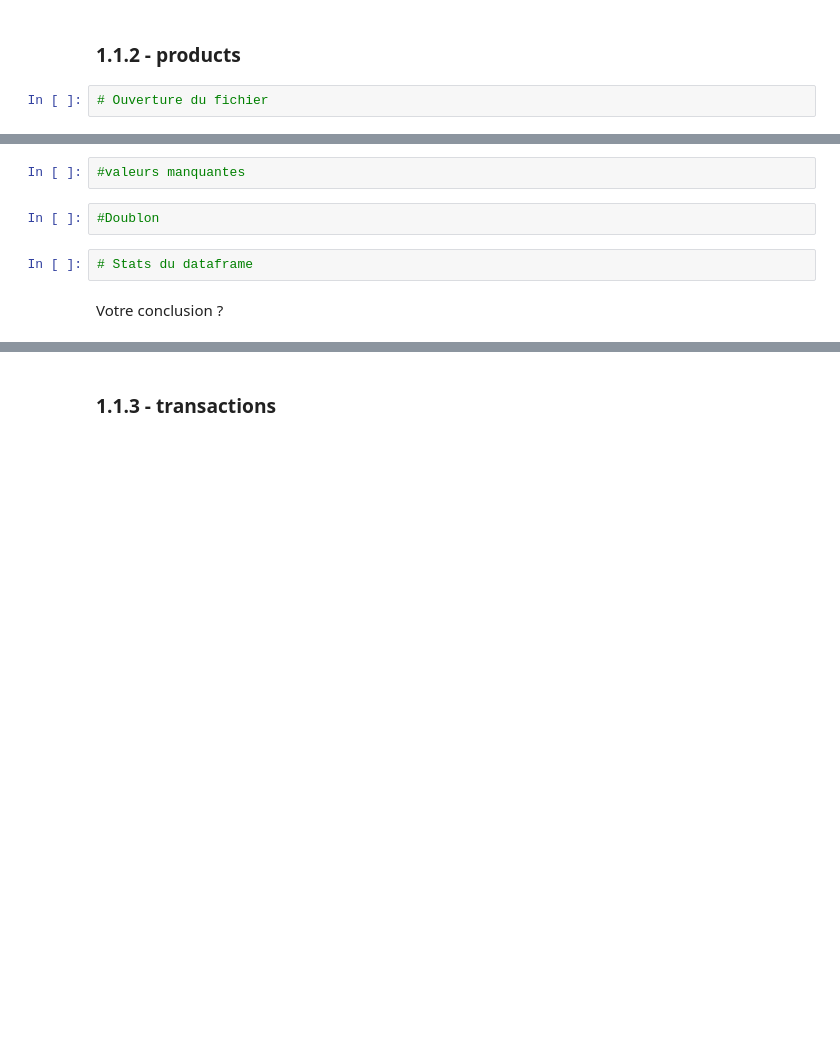
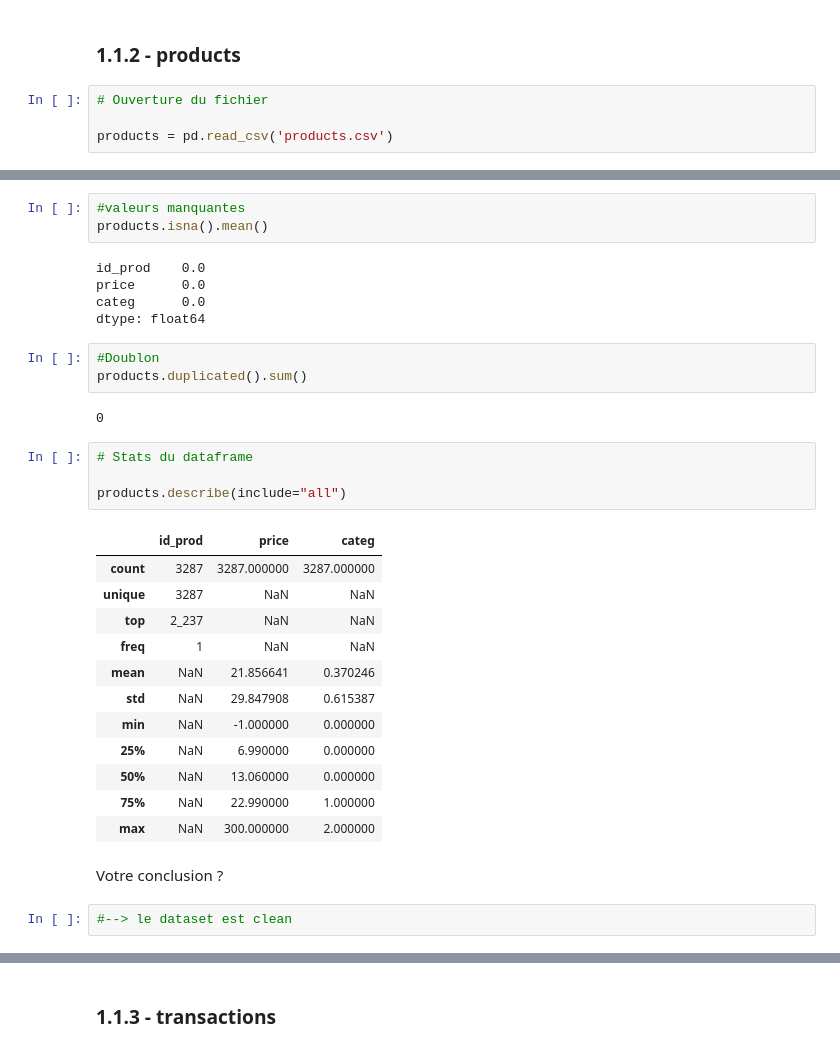
Before and after one commit to clodio/machine_learning_simplon, a Jupyter notebook: NantesMetropole/Demo analyse des ventes/Analyse des ventes en ligne.ipynb, the cells around one changed output, grey strips where cells are left out. Saved outputs shown, nothing was run; the diff lists cells and outputs as text; blank space fills up the shorter version.

```diff
--- a/NantesMetropole/Demo analyse des ventes/Analyse des ventes en ligne.ipynb
+++ b/NantesMetropole/Demo analyse des ventes/Analyse des ventes en ligne.ipynb
@@ -131,5 +131,7 @@ Le fichier customers n'a pas de valeurs nulles ni de doublons.
 ### 1.1.2 - products
 # %%
 # Ouverture du fichier
+
+products = pd.read_csv('products.csv')
 # %%
 # Affichage des informations
@@ -138,10 +161,36 @@ Le fichier customers n'a pas de valeurs nulles ni de doublons.
 # %%
 #valeurs manquantes
+products.isna().mean()
+# %% [output]
+id_prod    0.0
+price      0.0
+categ      0.0
+dtype: float64
 # %%
 #Doublon
+products.duplicated().sum()
+# %% [output]
+0
 # %%
 # Stats du dataframe
+
+products.describe(include="all")
+# %% [output]
+|  | id_prod | price | categ |
+| count | 3287 | 3287.000000 | 3287.000000 |
+| unique | 3287 | NaN | NaN |
+| top | 2_237 | NaN | NaN |
+| freq | 1 | NaN | NaN |
+| mean | NaN | 21.856641 | 0.370246 |
+| std | NaN | 29.847908 | 0.615387 |
+| min | NaN | -1.000000 | 0.000000 |
+| 25% | NaN | 6.990000 | 0.000000 |
+| 50% | NaN | 13.060000 | 0.000000 |
+| 75% | NaN | 22.990000 | 1.000000 |
+| max | NaN | 300.000000 | 2.000000 |
 # %% [markdown]
 Votre conclusion ?
+# %%
+#--> le dataset est clean
 # %%
 # calculer le prix moyen des produits par catégorie
```
Also changed, not shown: parts of 18 cells of this notebook, 7 other files.
